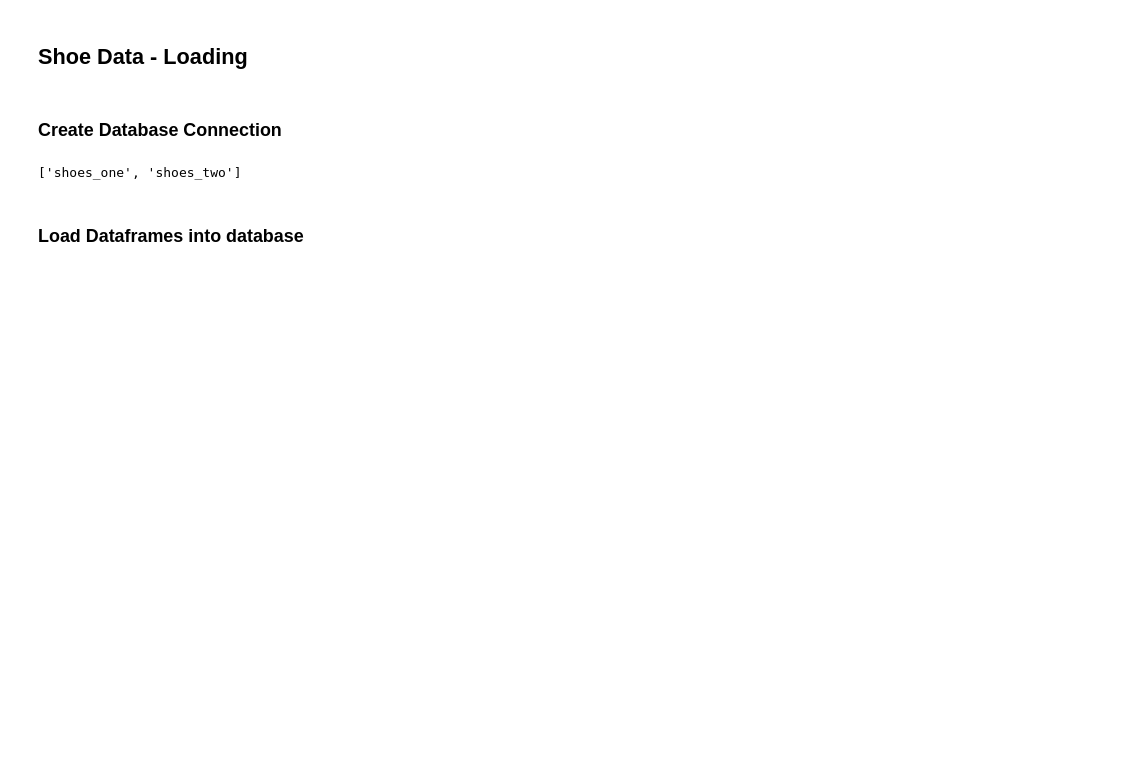
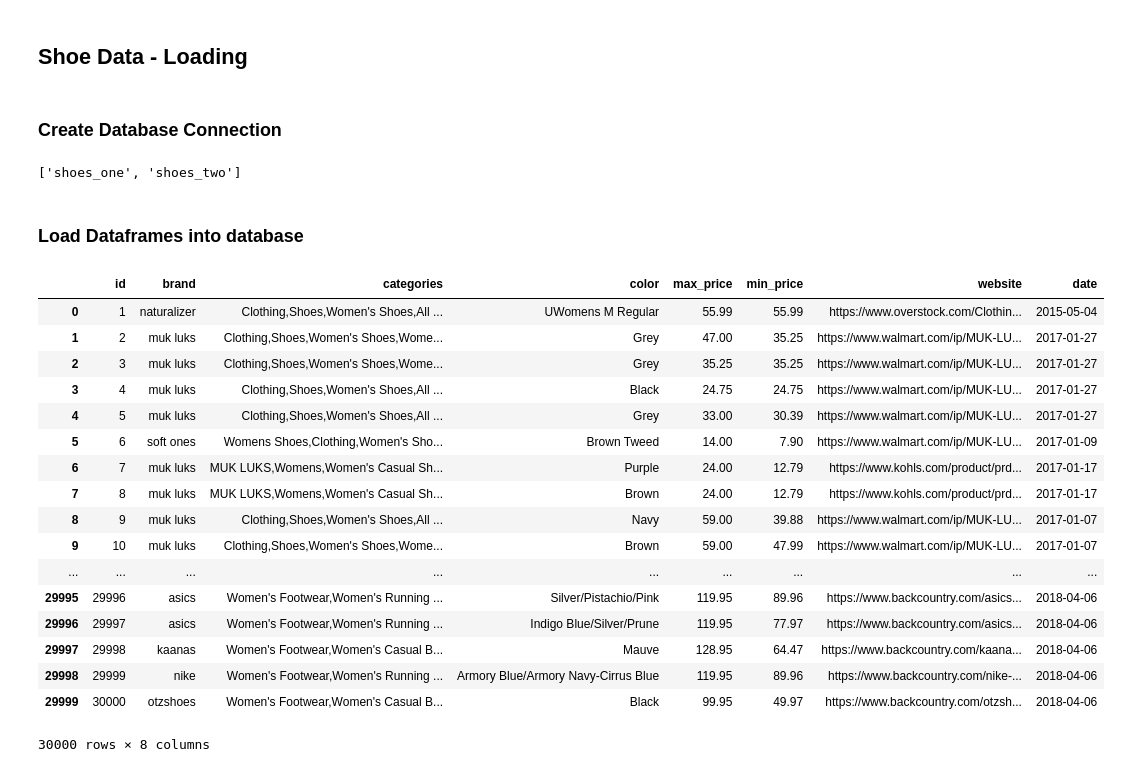
Before and after one commit to jazminhicks/ETL, a Jupyter notebook: shoes_etl.ipynb, the cells around one changed output. Cells and saved outputs as stored; diff of their text form; code cells hidden in the pictures; blank space fills up the shorter version.

Commit message:
added query

```diff
--- a/shoes_etl.ipynb
+++ b/shoes_etl.ipynb
@@ -223,3 +223,30 @@ engine.table_names()
 shoes_one_renamed.to_sql(name = "shoes_one", con=engine, if_exists = 'append', index = False)
 # %%
 shoes_two_renamed.to_sql(name = "shoes_two", con=engine, if_exists = 'append', index = False)
+# %%
+query_one = """ SELECT * FROM shoes_one;
+"""
+query_two = """ SELECT * FROM shoes_two
+"""
+# %%
+# query from first table in pgAdmin
+pd.read_sql(query_one, connection)
+# %% [output]
+|  | id | brand | categories | color | max_price | min_price | website | date |
+| 0 | 1 | naturalizer | Clothing,Shoes,Women's Shoes,All ... | UWomens M Regular | 55.99 | 55.99 | https://www.overstock.com/Clothin... | 2015-05-04 |
+| 1 | 2 | muk luks | Clothing,Shoes,Women's Shoes,Wome... | Grey | 47.00 | 35.25 | https://www.walmart.com/ip/MUK-LU... | 2017-01-27 |
+| 2 | 3 | muk luks | Clothing,Shoes,Women's Shoes,Wome... | Grey | 35.25 | 35.25 | https://www.walmart.com/ip/MUK-LU... | 2017-01-27 |
+| 3 | 4 | muk luks | Clothing,Shoes,Women's Shoes,All ... | Black | 24.75 | 24.75 | https://www.walmart.com/ip/MUK-LU... | 2017-01-27 |
+| 4 | 5 | muk luks | Clothing,Shoes,Women's Shoes,All ... | Grey | 33.00 | 30.39 | https://www.walmart.com/ip/MUK-LU... | 2017-01-27 |
+| 5 | 6 | soft ones | Womens Shoes,Clothing,Women's Sho... | Brown Tweed | 14.00 | 7.90 | https://www.walmart.com/ip/MUK-LU... | 2017-01-09 |
+| 6 | 7 | muk luks | MUK LUKS,Womens,Women's Casual Sh... | Purple | 24.00 | 12.79 | https://www.kohls.com/product/prd... | 2017-01-17 |
+| 7 | 8 | muk luks | MUK LUKS,Womens,Women's Casual Sh... | Brown | 24.00 | 12.79 | https://www.kohls.com/product/prd... | 2017-01-17 |
+| 8 | 9 | muk luks | Clothing,Shoes,Women's Shoes,All ... | Navy | 59.00 | 39.88 | https://www.walmart.com/ip/MUK-LU... | 2017-01-07 |
+| 9 | 10 | muk luks | Clothing,Shoes,Women's Shoes,Wome... | Brown | 59.00 | 47.99 | https://www.walmart.com/ip/MUK-LU... | 2017-01-07 |
+| ... | ... | ... | ... | ... | ... | ... | ... | ... |
+| 29995 | 29996 | asics | Women's Footwear,Women's Running ... | Silver/Pistachio/Pink | 119.95 | 89.96 | https://www.backcountry.com/asics... | 2018-04-06 |
+| 29996 | 29997 | asics | Women's Footwear,Women's Running ... | Indigo Blue/Silver/Prune | 119.95 | 77.97 | https://www.backcountry.com/asics... | 2018-04-06 |
+| 29997 | 29998 | kaanas | Women's Footwear,Women's Casual B... | Mauve | 128.95 | 64.47 | https://www.backcountry.com/kaana... | 2018-04-06 |
+| 29998 | 29999 | nike | Women's Footwear,Women's Running ... | Armory Blue/Armory Navy-Cirrus Blue | 119.95 | 89.96 | https://www.backcountry.com/nike-... | 2018-04-06 |
+| 29999 | 30000 | otzshoes | Women's Footwear,Women's Casual B... | Black | 99.95 | 49.97 | https://www.backcountry.com/otzsh... | 2018-04-06 |
+30000 rows × 8 columns
```
Also changed, not shown: parts of 3 cells of this notebook.
